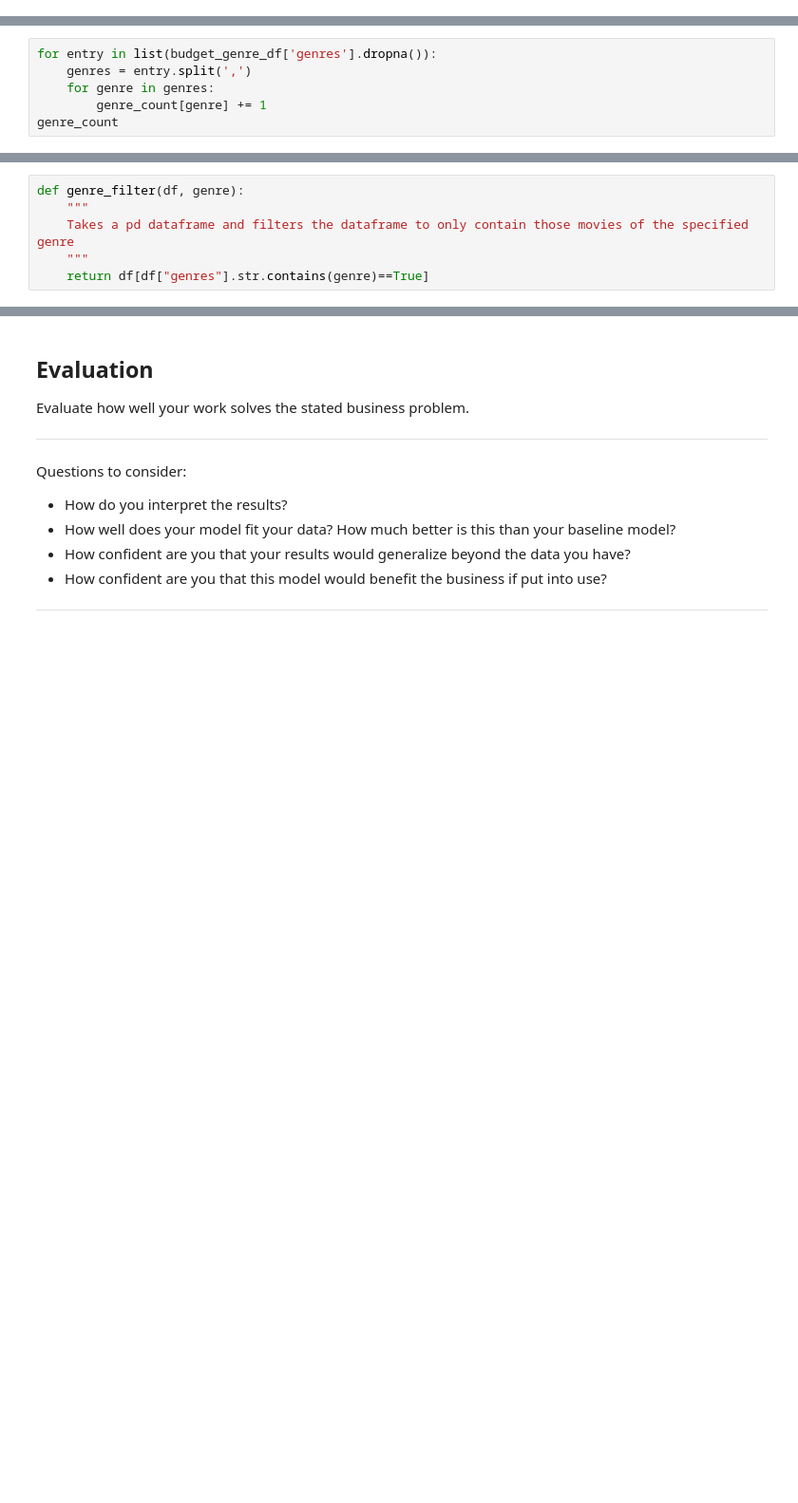
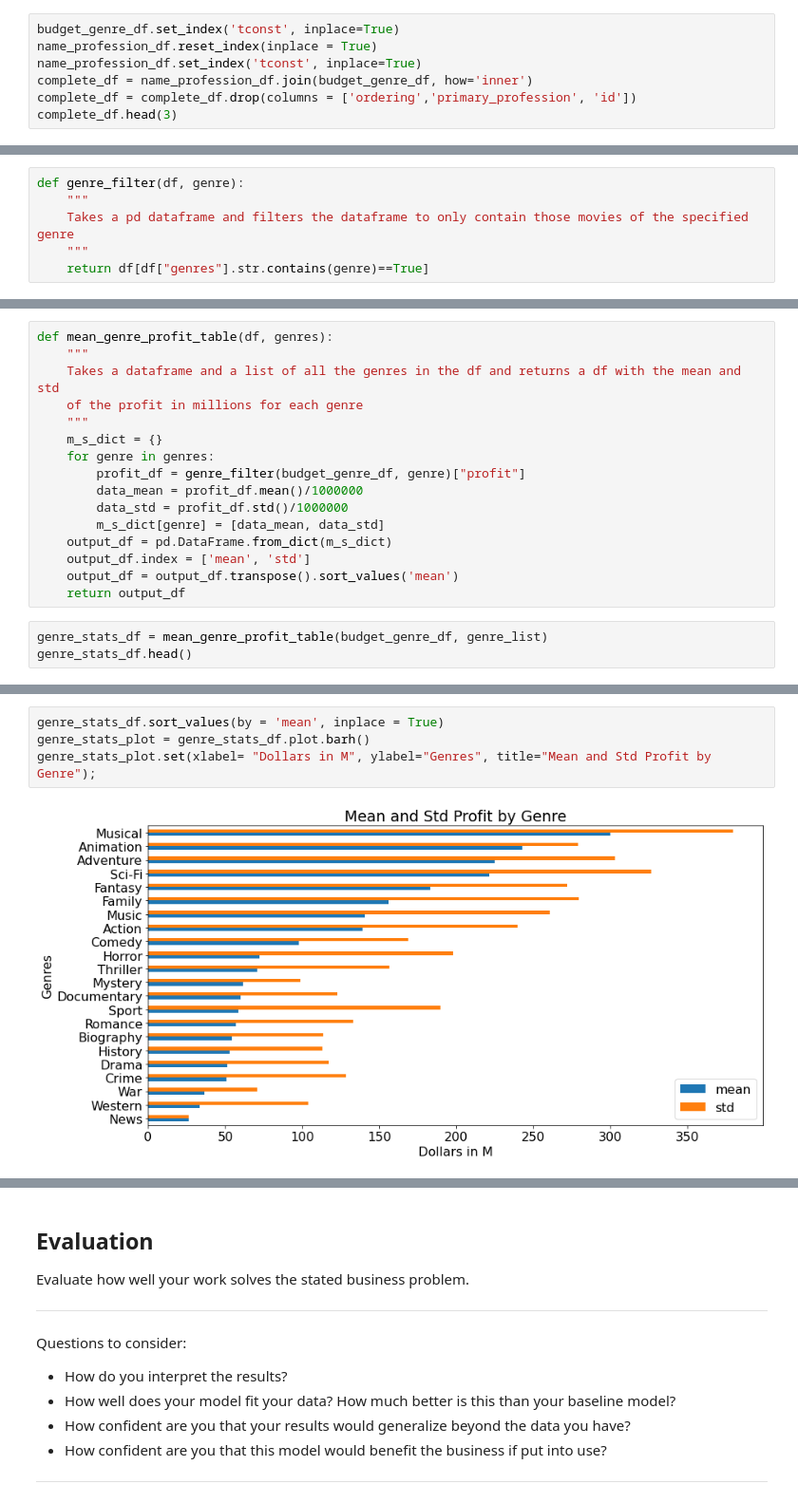
Before and after one commit to nonlocal-lia/microsoft-movie-analysis, a Jupyter notebook: dsc-phase1-project-template.ipynb, the cells around one changed output, grey strips where cells are left out. Shown at 95% size. Drawn from its saved outputs; the diff is of its cells as text; blank space fills up the shorter version.

```diff
--- a/dsc-phase1-project-template.ipynb
+++ b/dsc-phase1-project-template.ipynb
@@ -317,0 +231,7 @@ len(gl)
+# %%
+budget_genre_df.set_index('tconst', inplace=True)
+name_profession_df.reset_index(inplace = True)
+name_profession_df.set_index('tconst', inplace=True)
+complete_df = name_profession_df.join(budget_genre_df, how='inner')
+complete_df = complete_df.drop(columns = ['ordering','primary_profession', 'id'])
+complete_df.head(3)
@@ -350,6 +263,0 @@ genre_count = dict.fromkeys(genre_list, 0)
-# %%
-for entry in list(budget_genre_df['genres'].dropna()):
-    genres = entry.split(',')
-    for genre in genres:
-        genre_count[genre] += 1
-genre_count
@@ -459,0 +270,19 @@ Questions to consider:
+# %%
+def mean_genre_profit_table(df, genres):
+    """
+    Takes a dataframe and a list of all the genres in the df and returns a df with the mean and std
+    of the profit in millions for each genre
+    """
+    m_s_dict = {}
+    for genre in genres:
+        profit_df = genre_filter(budget_genre_df, genre)["profit"]
+        data_mean = profit_df.mean()/1000000
+        data_std = profit_df.std()/1000000
+        m_s_dict[genre] = [data_mean, data_std]
+    output_df = pd.DataFrame.from_dict(m_s_dict)
+    output_df.index = ['mean', 'std']
+    output_df = output_df.transpose().sort_values('mean')
+    return output_df
+# %%
+genre_stats_df = mean_genre_profit_table(budget_genre_df, genre_list)
+genre_stats_df.head()
@@ -459,0 +296,6 @@ Questions to consider:
+# %%
+genre_stats_df.sort_values(by = 'mean', inplace = True)
+genre_stats_plot = genre_stats_df.plot.barh()
+genre_stats_plot.set(xlabel= "Dollars in M", ylabel="Genres", title="Mean and Std Profit by Genre");
+# %% [output]
+[figure, added]
```
Also changed, not shown: parts of 81 cells of this notebook.
